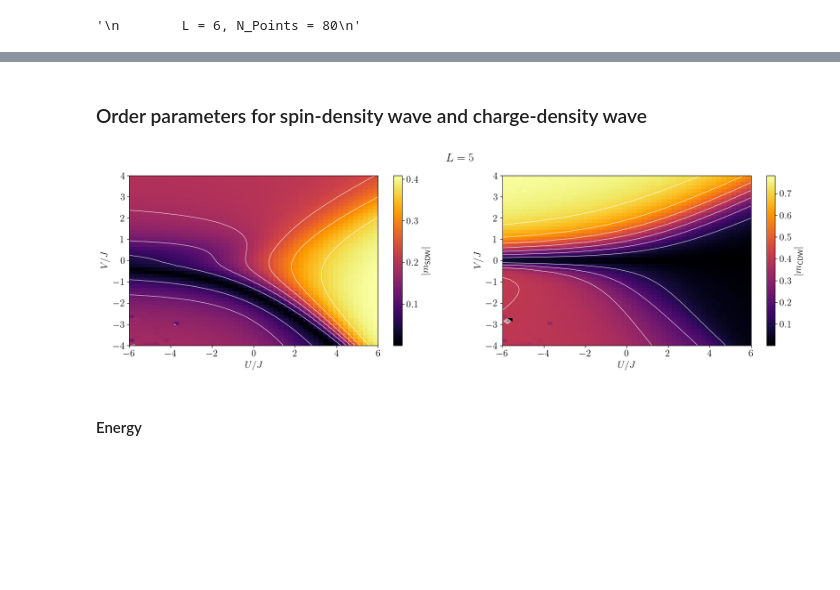
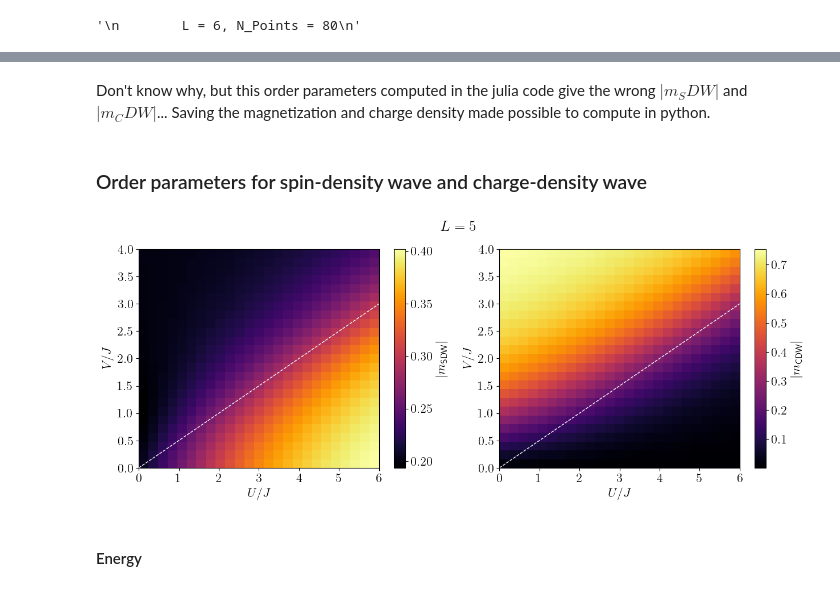
Before and after one commit to FelipePicoli/Extended_Hubbard_Model, a Jupyter notebook: notebooks/EHM_phase_diagram.ipynb, the cells around one changed output, grey strips where cells are left out. Saved outputs shown, nothing was run; the diff lists cells and outputs as text; code cells hidden in the pictures; blank space fills up the shorter version.

Commit message:
Dataframes implementation ok. still confused on why the order parameters computed inside the julia code is giving wrong results...

```diff
--- a/notebooks/EHM_phase_diagram.ipynb
+++ b/notebooks/EHM_phase_diagram.ipynb
@@ -114,44 +115,61 @@ E_GS = df['E_GS'].values.reshape(nV, nU)
+# %% [markdown]
+Don't know why, but this order parameters computed in the julia code give the wrong $|m_SDW|$ and $|m_CDW|$...
+Saving the magnetization and charge density made possible to compute in python.
+# %%
+m_sdw = np.zeros((N_Points, N_Points))
+m_cdw = np.zeros((N_Points, N_Points))
+
+for i in range(U_vals.shape[0]):
+    for j in range(V_vals.shape[0]):
+        m_sdw[i, j] = np.abs(m_SDW(L, magnetization[i, j]))
+        m_cdw[i, j] = np.abs(m_CDW(L, charge_density[i, j]))
 # %% [markdown]
 ### Order parameters for spin-density wave and charge-density wave
 # %%
-# Create a figure with two subplots
-fig, ax = plt.subplots(1, 2, figsize=(20, 5), sharex=True)
+U_min_plot, U_max_plot = 0 , U_max
+V_min_plot, V_max_plot = 0 , V_max
+
+def select_region(U_vals, V_vals, data, U_min_plot, U_max_plot, V_min_plot, V_max_plot):
+    U_mask = (U_vals >= U_min_plot) & (U_vals <= U_max_plot)
+    V_mask = (V_vals >= V_min_plot) & (V_vals <= V_max_plot)
+    return U_vals[U_mask], V_vals[V_mask], data[np.ix_(V_mask, U_mask)]
+
+# Slice arrays
+U_vals_plot, V_vals_plot, m_sdw_plot = select_region(U_vals, V_vals, m_sdw, U_min_plot, U_max_plot, V_min_plot, V_max_plot)
+_, _, m_cdw_plot = select_region(U_vals, V_vals, m_cdw, U_min_plot, U_max_plot, V_min_plot, V_max_plot)
+
+# Meshgrid for contours
+X, Y = np.meshgrid(U_vals_plot, V_vals_plot)
+
+# Plotting
+fig, ax = plt.subplots(1, 2, figsize=(15, 5), sharex=True)
 plt.suptitle(f"$L = {L}$")
 
-# Plot m_SDW heatmap
-im0 = ax[0].imshow(m_sdw, origin="lower", extent=[U_min, U_max, V_min, V_max], aspect="auto", cmap="turbo")
+# m_SDW
+im0 = ax[0].imshow(np.abs(m_sdw_plot), origin="lower", extent=[U_min_plot, U_max_plot, V_min_plot, V_max_plot], aspect="auto", cmap="inferno")
 fig.colorbar(im0, ax=ax[0], label=r"$|m_{\text{SDW}}|$")
-
-X, Y = np.meshgrid(U_vals, V_vals)
-ax[0].contour(X, Y, m_sdw, colors='white', linestyle='--', linewidths=0.7)
-
+# ax[0].contour(X, Y, np.abs(m_sdw_plot), colors='white', linestyle='--', linewidths=0.7)
 ax[0].set_xlabel(r"$U / J$")
 ax[0].set_ylabel(r"$V / J$")
-#ax[0].set_title(r"$m_{\text{SDW}}=(1/L) \sum_{j}(-1)^j \langle \hat{S}_{j}^{z} \rangle$")
 
-# Plot m_CDW heatmap
-im1 = ax[1].imshow(m_cdw, origin="lower", extent=[U_min, U_max, V_min, V_max], aspect="auto", cmap="turbo")
-fig.colorbar(im1, ax=ax[1] , label=r"$|m_{\text{CDW}}|$")
-
-X, Y = np.meshgrid(U_vals, V_vals)
-ax[1].contour(X, Y, m_cdw, colors='white', linestyle='--', linewidths=0.7)
-
+# m_CDW
+im1 = ax[1].imshow(np.abs(m_cdw_plot), origin="lower", extent=[U_min_plot, U_max_plot, V_min_plot, V_max_plot], aspect="auto", cmap="inferno")
+fig.colorbar(im1, ax=ax[1], label=r"$|m_{\text{CDW}}|$")
+# ax[1].contour(X, Y, np.abs(m_cdw_plot), colors='white', linestyle='--', linewidths=0.7)
 ax[1].set_xlabel(r"$U / J$")
 ax[1].set_ylabel(r"$V / J$")
 
-#ax[1].set_title(r"$m_{\text{CDW}}=(1/L)\sum_{j}(-1)^j (\langle \hat{n}_j \rangle-1)$")
+# Line U = 2V
+V_range = np.linspace(max(0, V_min_plot), min(U_max_plot / 2, V_max_plot), N_Points)
+U_range = 2 * V_range
+ax[0].plot(U_range, V_range, 'w--', linewidth=1)
+ax[1].plot(U_range, V_range, 'w--', linewidth=1)
 
-# Plot line U = 2V
-# V_range = np.linspace(0, U_max / 2, N_Points)
-# U_range = 2 * V_range
-# ax[0].plot(U_range, V_range, 'w--', linewidth=1)
-# ax[1].plot(U_range, V_range, 'w--', linewidth=1)
-
-# Save the figure
-plt.savefig(f"{figures_path}/{model}_{exec}/order_parameters_L={L}_Npoints={N_Points}_Umax={U_max}_Vmax={V_max}.png", dpi=300, bbox_inches="tight")
+# Save and show
+plt.savefig(f"{figures_path}/{model}_{exec}/order_parameters_L={L}_U={U_min_plot}-{U_max_plot}_V={V_min_plot}-{V_max_plot}.png", dpi=300, bbox_inches="tight")
 plt.show()
 # %% [output]
-[figure, old version]
+[figure, new version]
 # %% [markdown]
 #### Energy
 # %%
```
Also changed, not shown: parts of 10 cells of this notebook, 15 other files.
